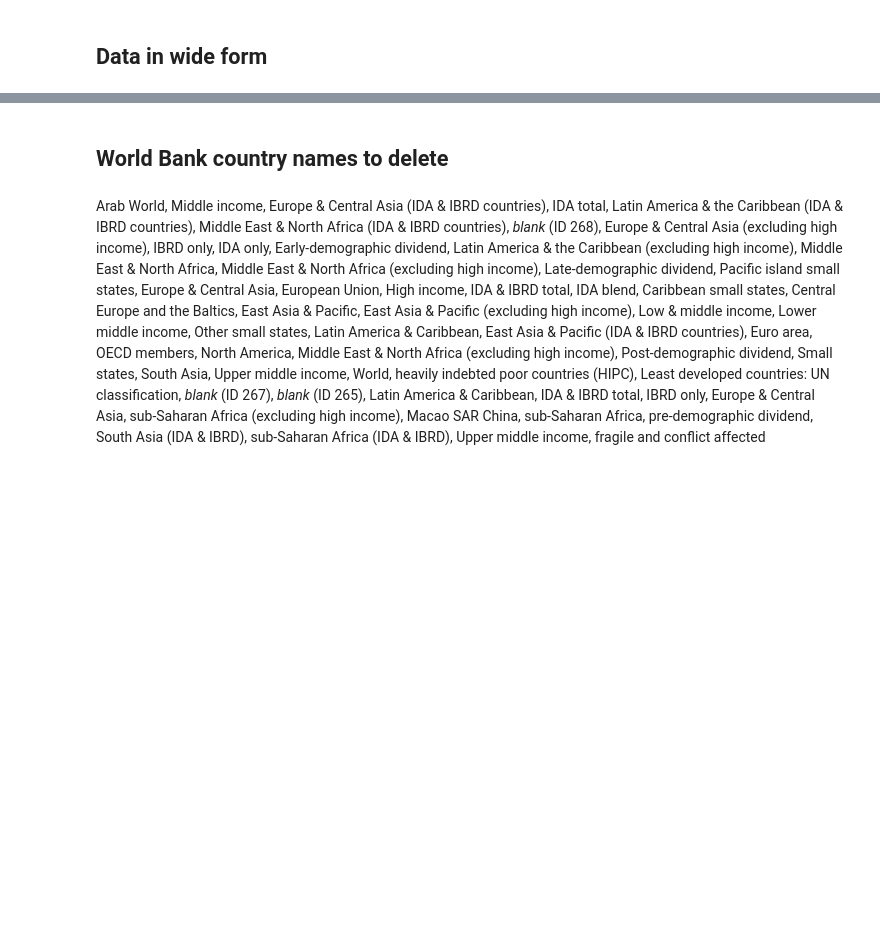
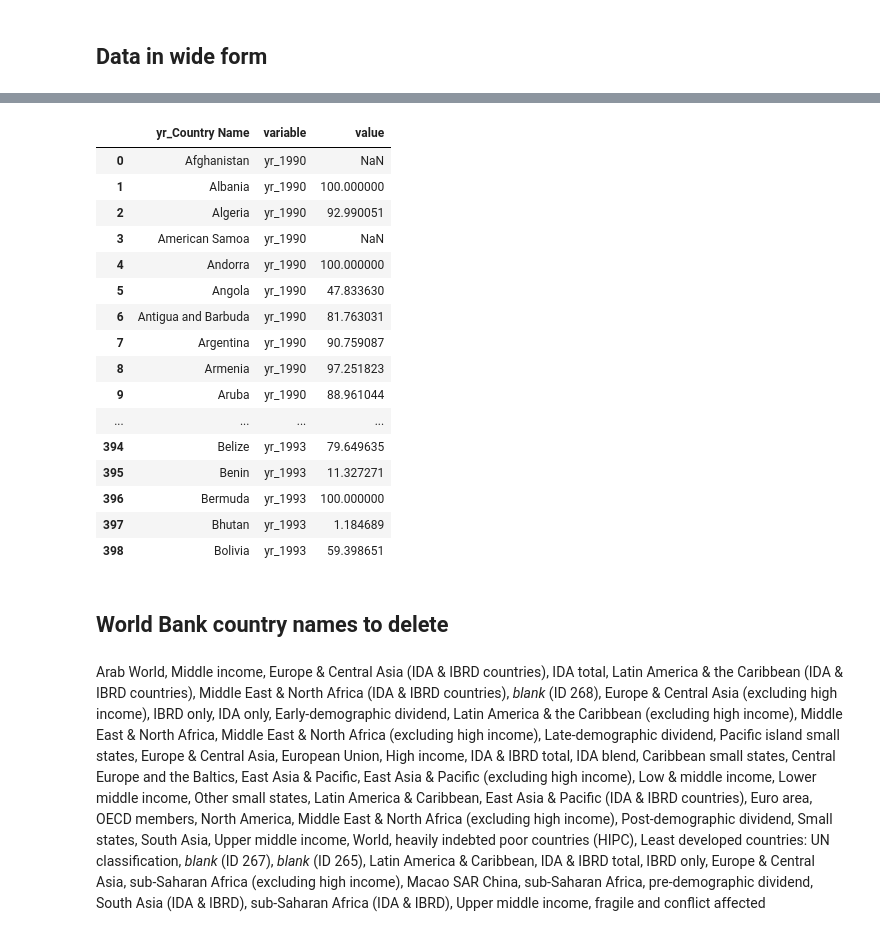
Before and after one commit to nsuberi/ResourceWatchCode, a Jupyter notebook: Notebooks for Exploring Specific Datasets/Converting between long and wide form - Carto.ipynb, the cells around one changed output, grey strips where cells are left out. Cells and saved outputs as stored; diff of their text form; code cells hidden in the pictures; blank space fills up the shorter version.

```diff
--- a/Notebooks for Exploring Specific Datasets/Converting between long and wide form - Carto.ipynb
+++ b/Notebooks for Exploring Specific Datasets/Converting between long and wide form - Carto.ipynb
@@ -157,3 +187,25 @@ for name in names:
+# %%
+# Convert back to long form
+# https://hackernoon.com/reshaping-data-in-python-fa27dda2ff77
+pd.melt(df, id_vars = "yr_Country Name", value_vars = df.columns[1:-1])
+# %% [output]
+|  | yr_Country Name | variable | value |
+| 0 | Afghanistan | yr_1990 | NaN |
+| 1 | Albania | yr_1990 | 100.000000 |
+| 2 | Algeria | yr_1990 | 92.990051 |
+| 3 | American Samoa | yr_1990 | NaN |
+| 4 | Andorra | yr_1990 | 100.000000 |
+| 5 | Angola | yr_1990 | 47.833630 |
+| 6 | Antigua and Barbuda | yr_1990 | 81.763031 |
+| 7 | Argentina | yr_1990 | 90.759087 |
+| 8 | Armenia | yr_1990 | 97.251823 |
+| 9 | Aruba | yr_1990 | 88.961044 |
+| ... | ... | ... | ... |
+| 394 | Belize | yr_1993 | 79.649635 |
+| 395 | Benin | yr_1993 | 11.327271 |
+| 396 | Bermuda | yr_1993 | 100.000000 |
+| 397 | Bhutan | yr_1993 | 1.184689 |
+| 398 | Bolivia | yr_1993 | 59.398651 |
 # %% [markdown]
 ## World Bank country names to delete
 # %% [markdown]
```
Also changed, not shown: parts of 1 cell of this notebook, 5 other files.
